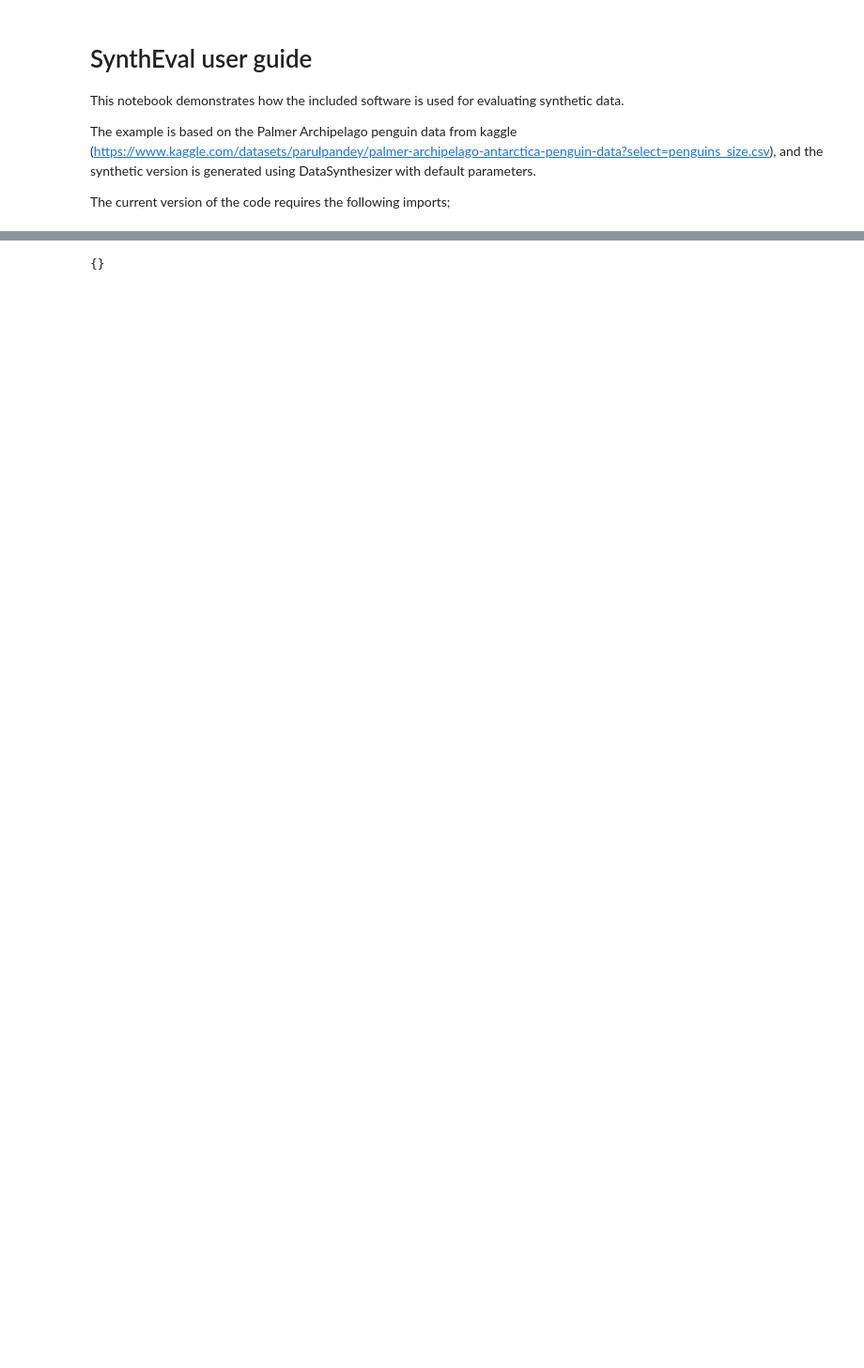
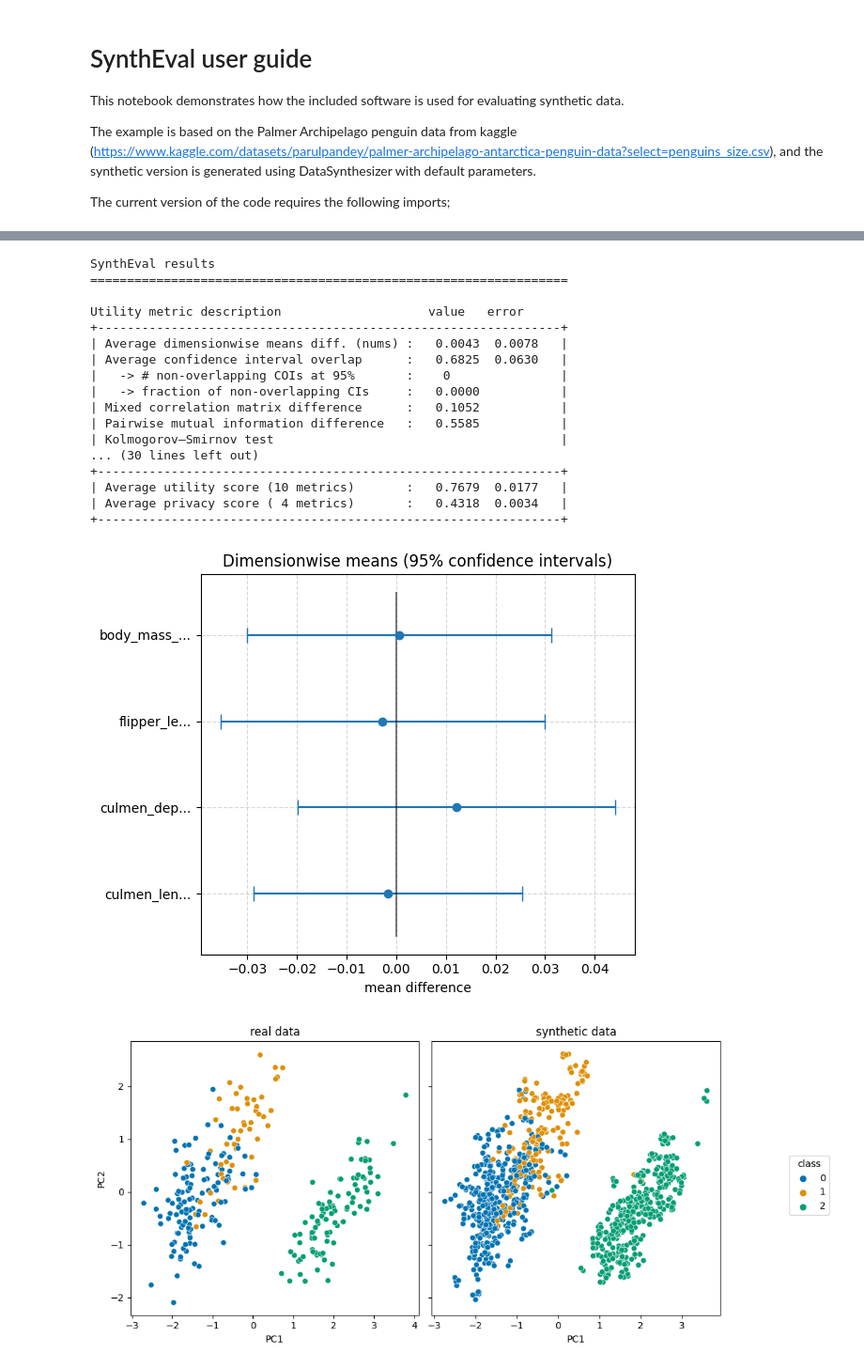
Before and after one commit to schneiderkamplab/syntheval, a Jupyter notebook: guides/syntheval_guide.ipynb, the cells around one changed output, grey strips where cells are left out. Shown: that part at 94% size. Drawn from its saved outputs; the diff is of its cells as text; code cells hidden in the pictures; blank space fills up the shorter version.

```diff
--- a/guides/syntheval_guide.ipynb
+++ b/guides/syntheval_guide.ipynb
@@ -29,7 +27,7 @@ In the first example, we show the minimalist code required to start evaluating s
 # %%
 ### First SynthEval object is created then run with the "full_eval" presets file.
 S = SynthEval(df_real)
-S.evaluate(df_fake,target_column,presets_file="F:/GitHub repositories/syntheval/src/syntheval/presets/full_eval.json")
+_ = S.evaluate(df_fake,target_column,"full_eval")   # The _ is for Jupyter purposes only, to avoid printing the results dictionary as well.
 # %% [output]
 SynthEval: inferred categorical columns...
 SynthEval: synthetic data read successfully
@@ -51 +34,19 @@ Unrecognised keyword: nnaa
-{}
+SynthEval results
+=================================================================
+
+Utility metric description                    value   error
++---------------------------------------------------------------+
+| Average dimensionwise means diff. (nums) :   0.0043  0.0078   |
+| Average confidence interval overlap      :   0.6825  0.0630   |
+|   -> # non-overlapping COIs at 95%       :    0               |
+|   -> fraction of non-overlapping CIs     :   0.0000           |
+| Mixed correlation matrix difference      :   0.1052           |
+| Pairwise mutual information difference   :   0.5585           |
+| Kolmogorov–Smirnov test                                       |
+... (30 lines left out)
++---------------------------------------------------------------+
+| Average utility score (10 metrics)       :   0.7679  0.0177   |
+| Average privacy score ( 4 metrics)       :   0.4318  0.0034   |
++---------------------------------------------------------------+
+[figure, added]
+[figure, added]
```
Also changed, not shown: parts of 9 cells of this notebook, 2 other files.
